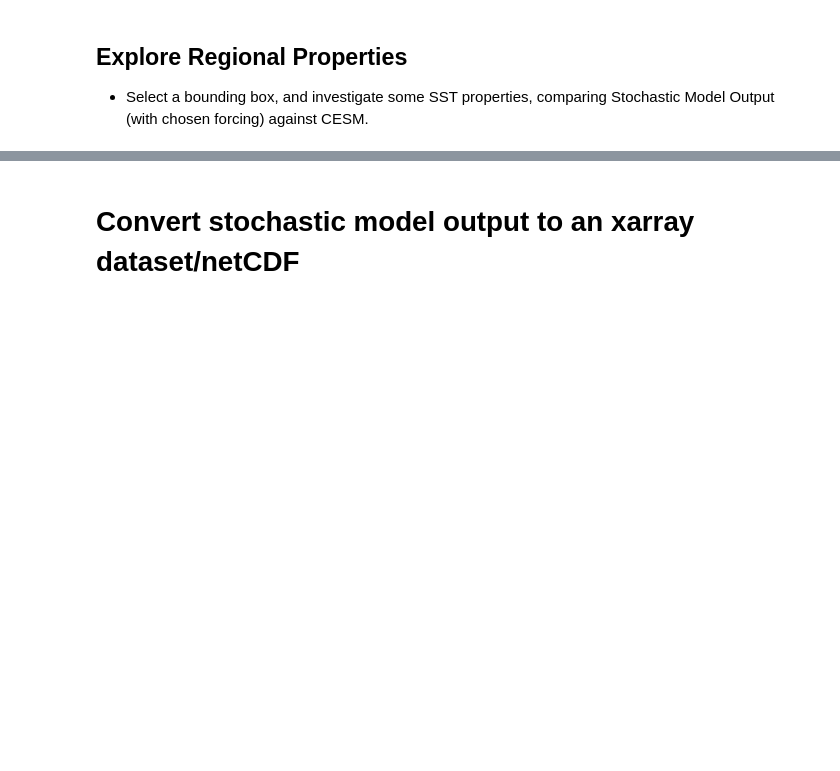
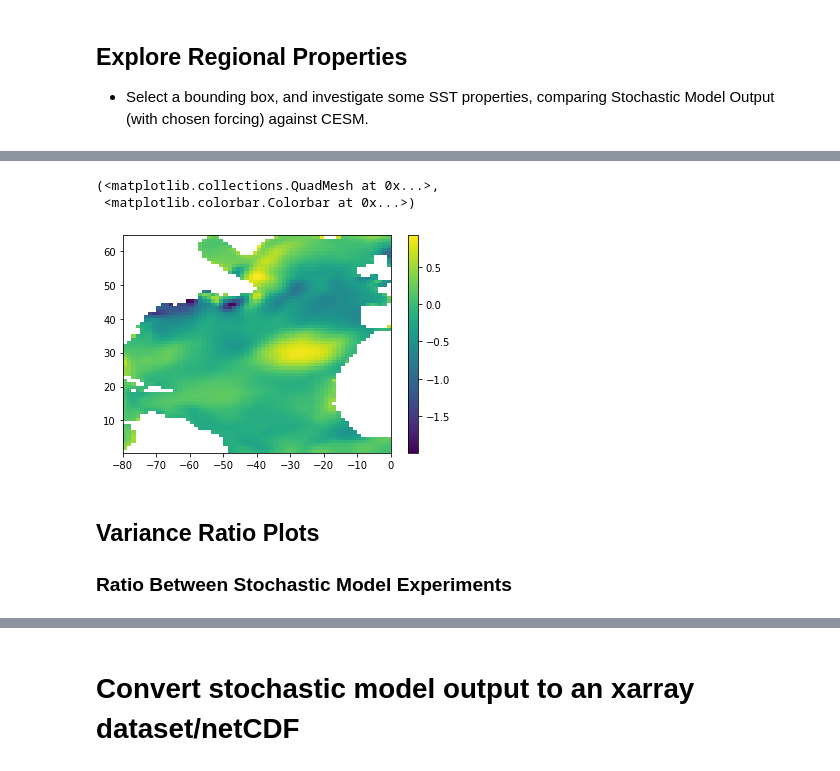
Before and after one commit to glennliu265/stochmod, a Jupyter notebook: analysis/Explore_Regional_Properties.ipynb, the cells around one changed output, grey strips where cells are left out. Saved outputs shown, nothing was run; the diff lists cells and outputs as text; code cells hidden in the pictures; blank space fills up the shorter version.

```diff
--- a/analysis/Explore_Regional_Properties.ipynb
+++ b/analysis/Explore_Regional_Properties.ipynb
@@ -57,0 +115,16 @@ Wall time: 1.64 s
+# %%
+# Set CESM Parameters
+
+# Additionally Load the CESM1-Data
+mconfigs = ("SLAB","FULL")
+cdatpath = "/Users/gliu/Downloads/02_Research/01_Projects/01_AMV/02_stochmod/01_Data/"
+bbox     = [np.floor(lonr[0]),np.ceil(lonr[-1]),np.floor(latr[0]),np.ceil(latr[-1])]
+print("Simulation bounding Box is %s "% (str(bbox)))
+# %%
+%%time
+sst_cesm = []
+for mconfig in mconfigs:
+    fname   = "%sCESM1_%s_postprocessed_NAtl.nc" % (cdatpath,mconfig)
+    ds      = xr.open_dataset(fname)
+    dsreg   = ds.sel(lon=slice(bbox[0],bbox[1]),lat=slice(bbox[2],bbox[3]))
+    sst_cesm.append(dsreg.SST.values)
@@ -57,0 +135,10 @@ Wall time: 1.64 s
+# %%
+plt.pcolormesh(lonr,latr,sst_cesm[1][:,:,2].T),plt.colorbar()
+# %% [output]
+(<matplotlib.collections.QuadMesh at 0x...>,
+ <matplotlib.colorbar.Colorbar at 0x...>)
+[figure, added]
+# %% [markdown]
+## Variance Ratio Plots
+
+### Ratio Between Stochastic Model Experiments
```
Also changed, not shown: parts of 21 cells of this notebook.
